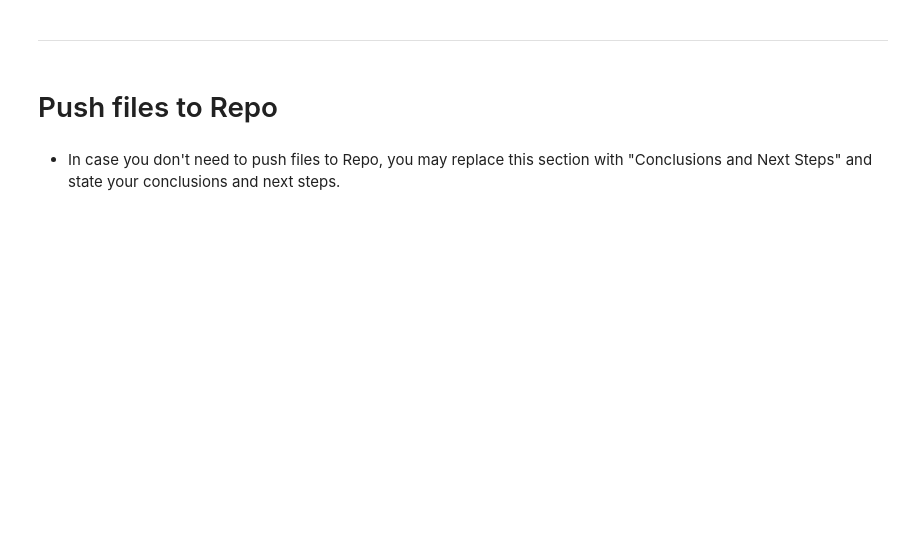
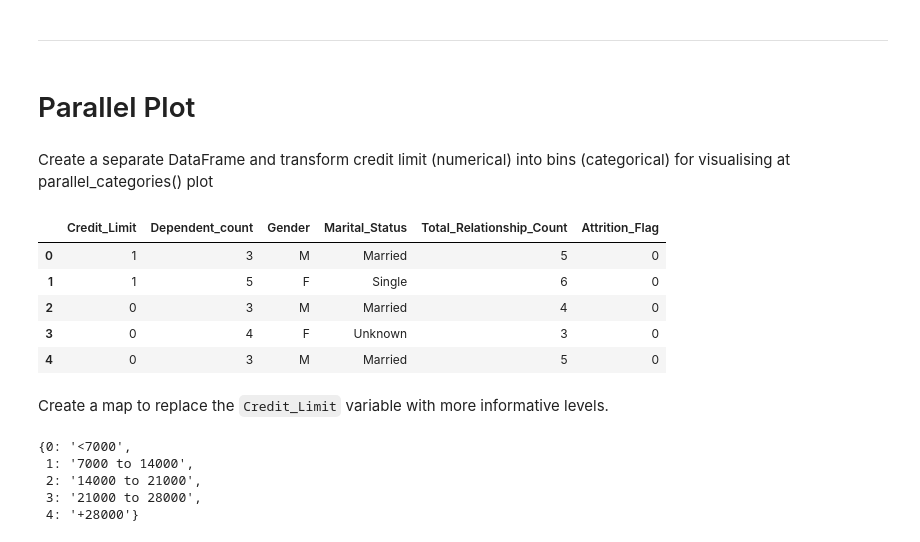
Before and after one commit to ocassidydev/creditcard-churn, a Jupyter notebook: jupyter_notebooks/02 - Customer Attrition Study.ipynb, the cells around one changed output. Saved outputs shown, nothing was run; the diff lists cells and outputs as text; code cells hidden in the pictures; blank space fills up the shorter version.

```diff
--- a/jupyter_notebooks/02 - Customer Attrition Study.ipynb
+++ b/jupyter_notebooks/02 - Customer Attrition Study.ipynb
@@ -152,6 +269,2 @@ NOTE
 # %% [markdown]
 ---
-# %% [markdown]
-# Push files to Repo
-# %% [markdown]
-* In case you don't need to push files to Repo, you may replace this section with "Conclusions and Next Steps" and state your conclusions and next steps.
@@ -164,0 +271,40 @@ except Exception as e:
+# %% [markdown]
+# Parallel Plot #
+# %% [markdown]
+Create a separate DataFrame and transform credit limit (numerical) into bins (categorical) for visualising at parallel_categories() plot
+# %%
+from feature_engine.discretisation import ArbitraryDiscretiser
+import numpy as np
+credit_lim_map = [-np.Inf, 7000, 14000, 21000, 28000, np.Inf]
+disc = ArbitraryDiscretiser(binning_dict={'Credit_Limit': credit_lim_map})
+df_parallel = disc.fit_transform(df_eda)
+df_parallel.head()
+# %% [output]
+|  | Credit_Limit | Dependent_count | Gender | Marital_Status | Total_Relationship_Count | Attrition_Flag |
+| 0 | 1 | 3 | M | Married | 5 | 0 |
+| 1 | 1 | 5 | F | Single | 6 | 0 |
+| 2 | 0 | 3 | M | Married | 4 | 0 |
+| 3 | 0 | 4 | F | Unknown | 3 | 0 |
+| 4 | 0 | 3 | M | Married | 5 | 0 |
+# %% [markdown]
+Create a map to replace the `Credit_Limit` variable with more informative levels.
+# %%
+n_classes = len(credit_lim_map) - 1
+classes_ranges = disc.binner_dict_['Credit_Limit'][1:-1]
+
+labels_map = {}
+for n in range(0, n_classes):
+    if n == 0:
+        labels_map[n] = f"<{classes_ranges[0]}"
+    elif n == n_classes-1:
+        labels_map[n] = f"+{classes_ranges[-1]}"
+    else:
+        labels_map[n] = f"{classes_ranges[n-1]} to {classes_ranges[n]}"
+
+labels_map
+# %% [output]
+{0: '<7000',
+ 1: '7000 to 14000',
+ 2: '14000 to 21000',
+ 3: '21000 to 28000',
+ 4: '+28000'}
```
Also changed, not shown: parts of 31 cells of this notebook.
